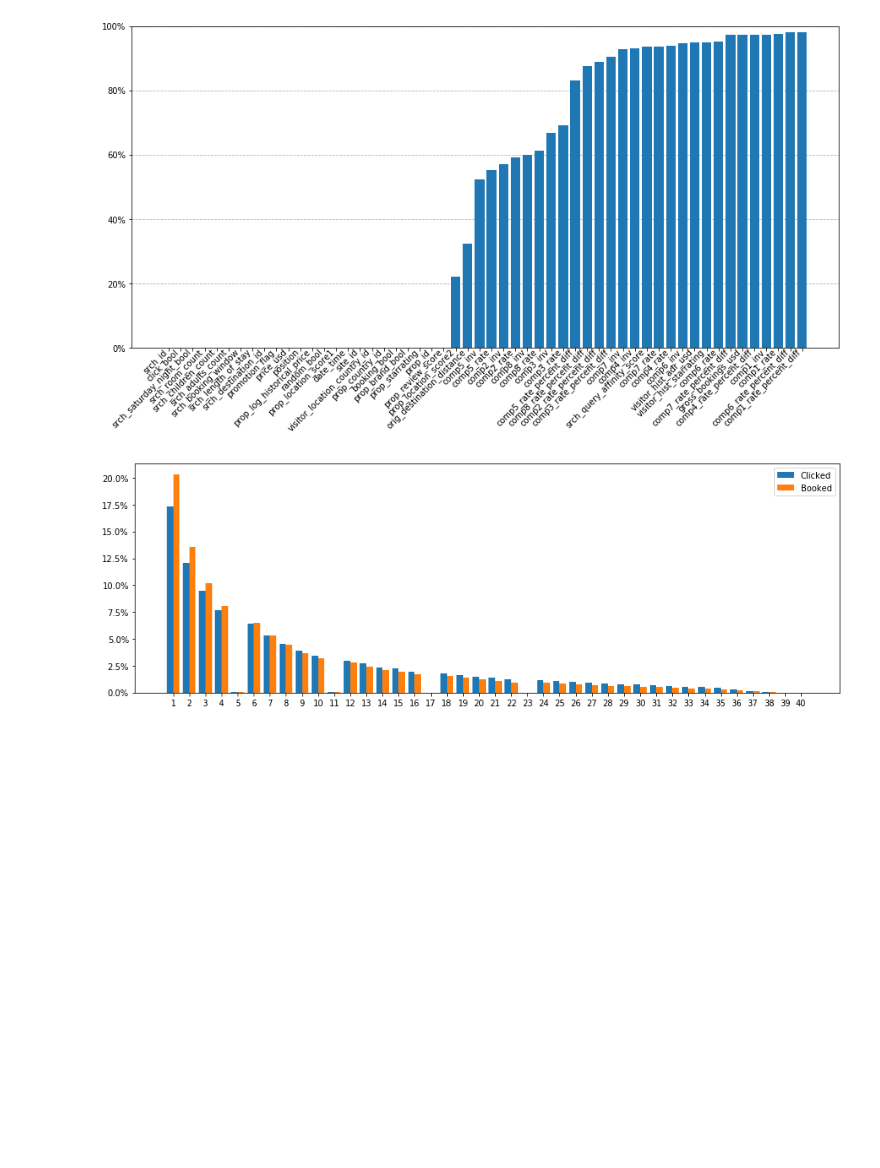
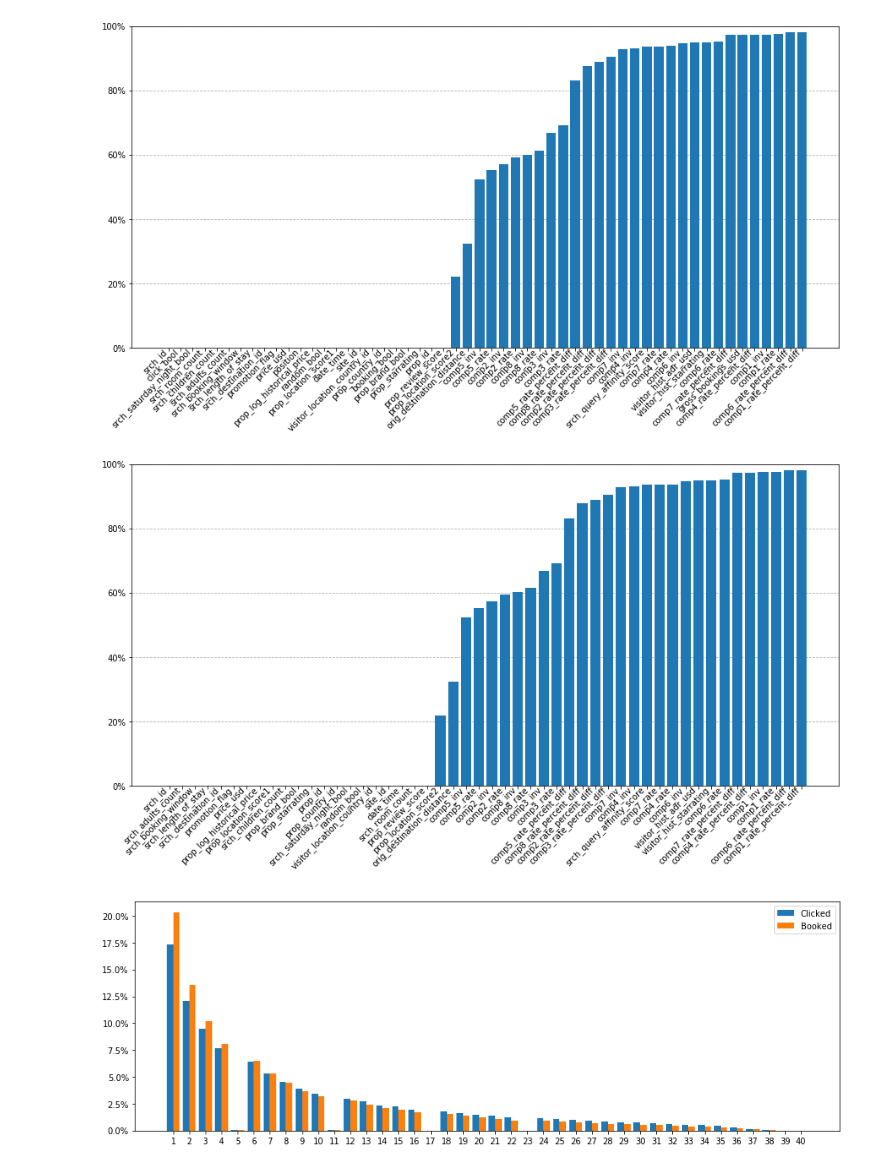
Before and after one commit to Kaspernicholas/DataMiningTechniques, a Jupyter notebook: Assignment 2/Assignment_2_EDA.ipynb, the cells around one changed output. Drawn from its saved outputs; the diff is of its cells as text; code cells hidden in the pictures; blank space fills up the shorter version.

```diff
--- a/Assignment 2/Assignment_2_EDA.ipynb
+++ b/Assignment 2/Assignment_2_EDA.ipynb
@@ -9,4 +17,6 @@ from matplotlib.ticker import FuncFormatter
 # %%
-FILE = '/home/walter/Desktop/DMT_data/training_set_VU_DM_2014.csv'
+# FILE = '/home/walter/Desktop/DMT_data/training_set_VU_DM_2014.csv'
+FILE = '../../ExpediaData/training_set_VU_DM_2014.csv'
+FILE_TEST = '../../ExpediaData/test_set_VU_DM_2014.csv'
 # %%
 df = dd.read_csv(FILE)
@@ -13,3 +46,5 @@ df = dd.read_csv(FILE)
+# %%
+df_test = dd.read_csv(FILE_TEST)
 # %%
 df.dtypes
 # %% [output]
@@ -91,3 +126,20 @@ ax.set_ylim(0, 1)
 plt.show()
 # %% [output]
 [figure]
+# %%
+# test set sparsity
+
+nulls_test = df_test.isnull().sum(axis=0).compute()
+len_test = len(df_test)
+sparsity_test = nulls_test.sort_values()/len_test
+# %%
+fig, ax = plt.subplots(figsize=[15, 7])
+ax.bar(sparsity_test.index, sparsity_test.values)
+ax.set_axisbelow(True)
+ax.grid(axis='y', ls='--')
+ax.set_xticklabels(sparsity_test.index, rotation=45, fontdict={'ha': 'right', 'va': 'baseline'})
+ax.set_yticklabels(['{:.0%}'.format(i) for i in np.linspace(0, 1, 6)])
+ax.set_ylim(0, 1)
+plt.show()
+# %% [output]
+[figure, added]
```
Also changed, not shown: parts of 24 cells of this notebook, 7 other files.
